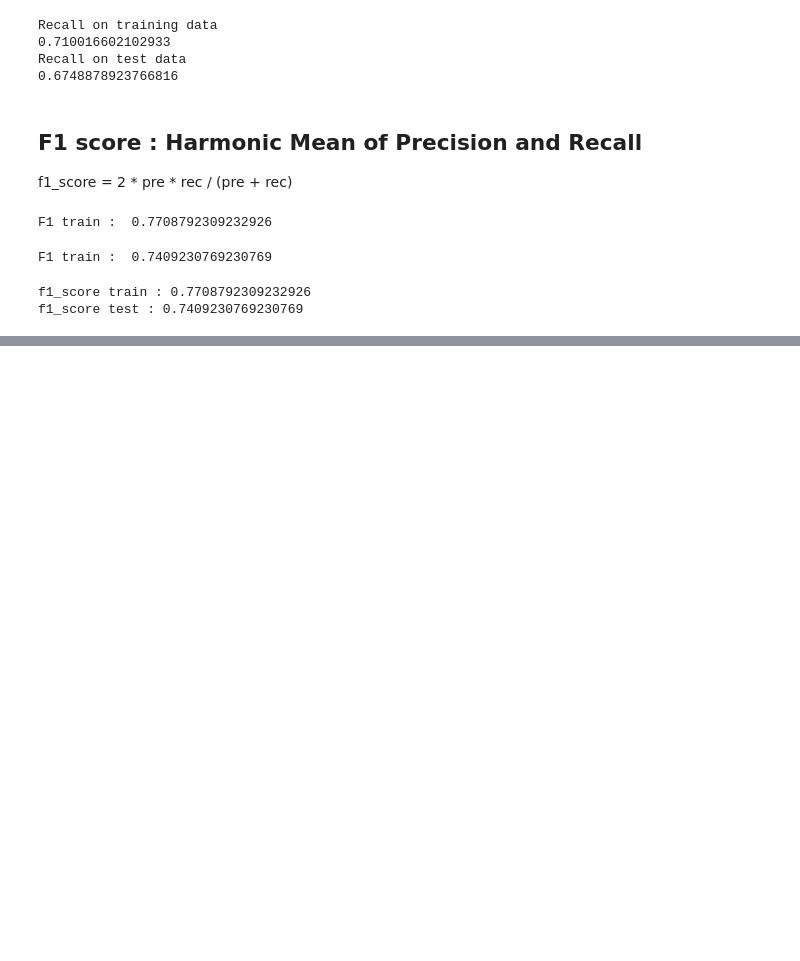
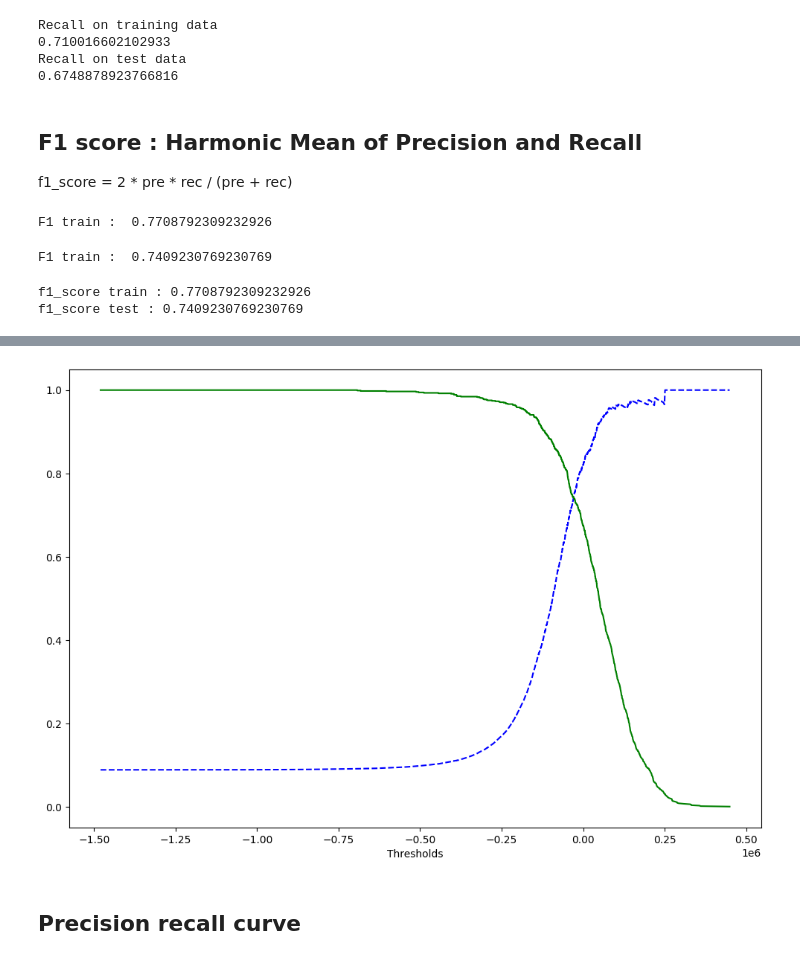
Before and after one commit to beercafeguy/PyMLLab, a Jupyter notebook: practice/HOML_Classification_MNIST.ipynb, the cells around one changed output, grey strips where cells are left out. Drawn from its saved outputs; the diff is of its cells as text; code cells hidden in the pictures; blank space fills up the shorter version.

```diff
--- a/practice/HOML_Classification_MNIST.ipynb
+++ b/practice/HOML_Classification_MNIST.ipynb
@@ -228,0 +265,8 @@ f1_score test : 0.7409230769230769
+# %%
+test_precisions, test_recalls, test_thresholds = precision_recall_curve(y_test_5, y_scores_test)
+# %%
+plot_precision_recall_vs_threshold__curve(test_precisions, test_recalls, test_thresholds)
+# %% [output]
+[figure, added]
+# %% [markdown]
+## Precision recall curve
```
Also changed, not shown: parts of 13 cells of this notebook.
